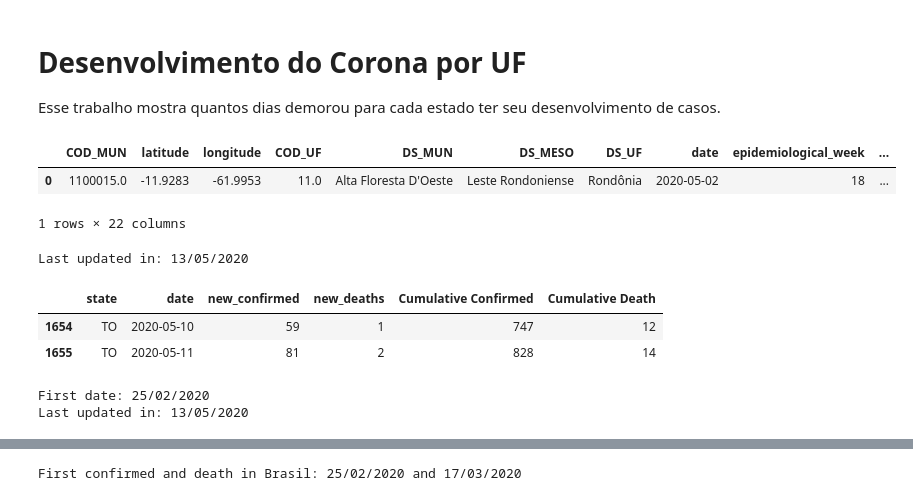
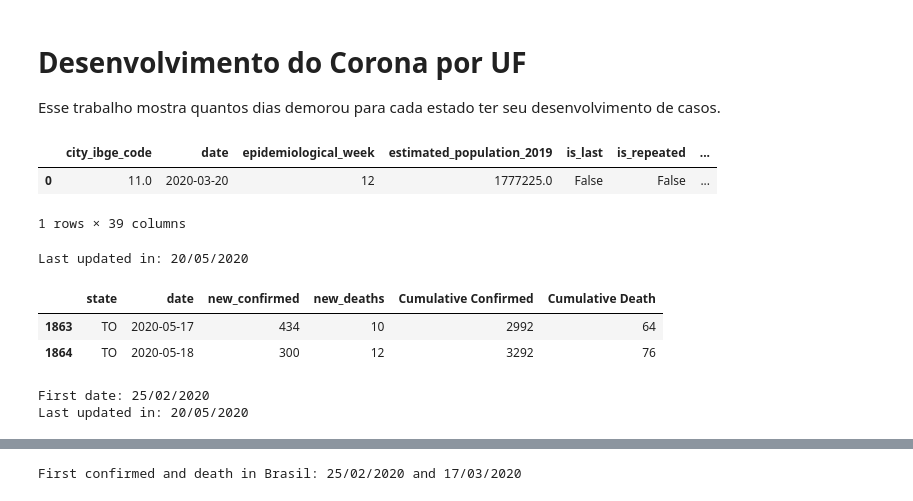
Before and after one commit to common-data/common-data, a Jupyter notebook: Corona Analise - Desenvolvimento do Corona por UF.ipynb, the cells around one changed output, grey strips where cells are left out. Cells and saved outputs as stored; diff of their text form; code cells hidden in the pictures.

```diff
--- a/Corona Analise - Desenvolvimento do Corona por UF.ipynb
+++ b/Corona Analise - Desenvolvimento do Corona por UF.ipynb
@@ -9,16 +9,16 @@ import matplotlib.pyplot as plt
 import matplotlib
 # %%
 # Importing the Excel file with all the cities
-covid_munic = pd.read_excel("cos_full_mun.xlsx")
+covid_munic = pd.read_excel("BRASILIO_2005 (version 1).xlsx")
 covid_munic.head(1)
 # %% [output]
-|  | COD_MUN | latitude | longitude | COD_UF | DS_MUN | DS_MESO | DS_UF | date | epidemiological_week | ... |
-| 0 | 1100015.0 | -11.9283 | -61.9953 | 11.0 | Alta Floresta D'Oeste | Leste Rondoniense | Rondônia | 2020-05-02 | 18 | ... |
+|  | city_ibge_code | date | epidemiological_week | estimated_population_2019 | is_last | is_repeated | ... |
+| 0 | 11.0 | 2020-03-20 | 12 | 1777225.0 | False | False | ... |
-1 rows × 22 columns
+1 rows × 39 columns
 # %%
 print("Last updated in: {:%d/%m/%Y}".format(max(covid_munic["date"])))
 # %% [output]
-Last updated in: 13/05/2020
+Last updated in: 20/05/2020
 # %%
 # We just need it by UF, so let's aggregate them
 # Only leaving cases where we have at least one confirmed or one death
@@ -35,12 +35,12 @@ covid_uf['Cumulative Death'] = covid_uf.groupby('state')['new_deaths'].cumsum()
 covid_uf.tail(2)
 # %% [output]
 |  | state | date | new_confirmed | new_deaths | Cumulative Confirmed | Cumulative Death |
-| 1654 | TO | 2020-05-10 | 59 | 1 | 747 | 12 |
-| 1655 | TO | 2020-05-11 | 81 | 2 | 828 | 14 |
+| 1863 | TO | 2020-05-17 | 434 | 10 | 2992 | 64 |
+| 1864 | TO | 2020-05-18 | 300 | 12 | 3292 | 76 |
 # %%
 print("First date: {:%d/%m/%Y}".format(min(covid_uf["date"])))
 print("Last updated in: {:%d/%m/%Y}".format(max(covid_uf["date"])))
 # %% [output]
 First date: 25/02/2020
-Last updated in: 13/05/2020
+Last updated in: 20/05/2020
 # %%
```
Also changed, not shown: parts of 13 cells of this notebook, 6 other files.
